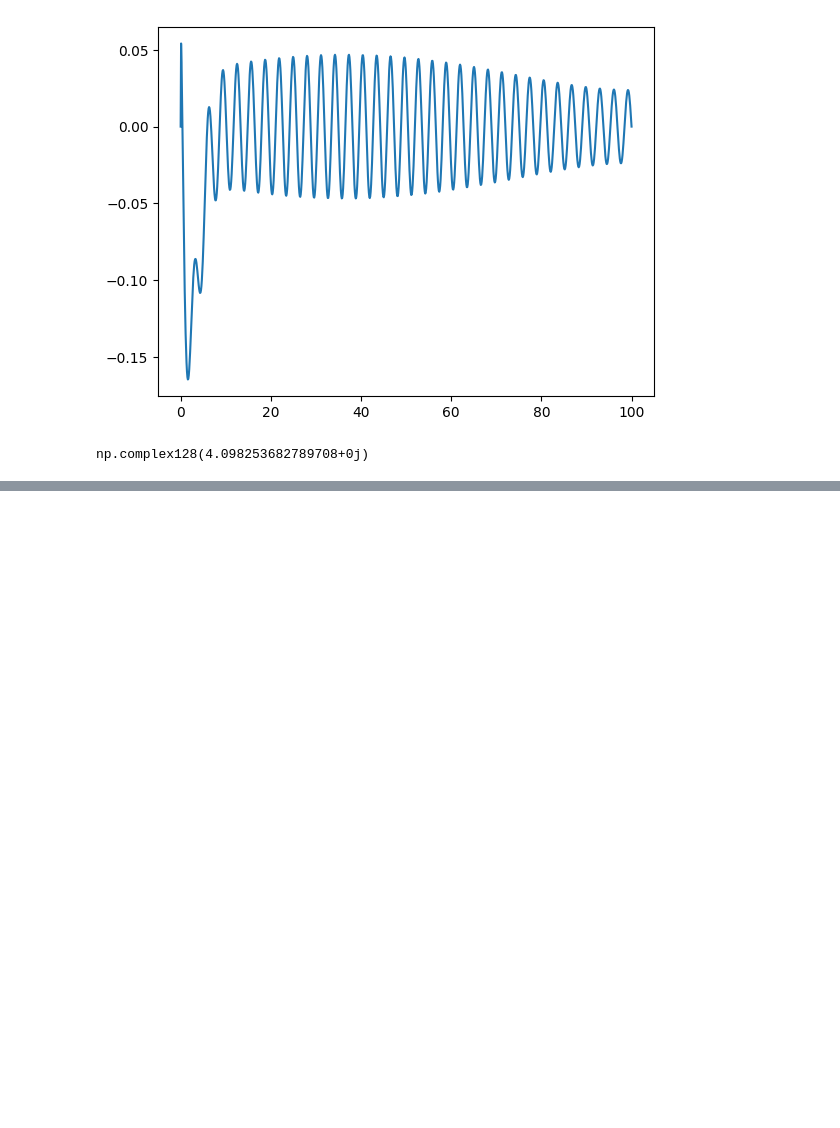
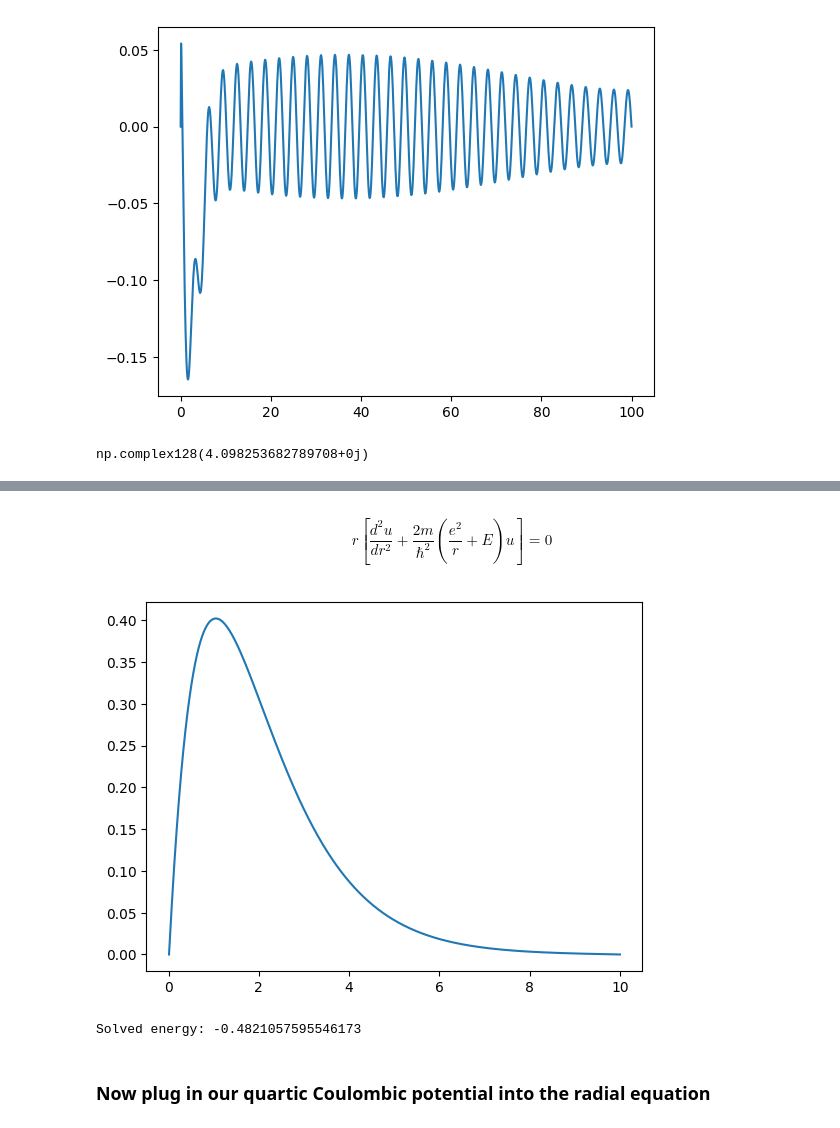
Before and after one commit to zanevc5555/physics-applets, a Jupyter notebook: Coulombic_atom_eff_theory.ipynb, the cells around one changed output, grey strips where cells are left out. Drawn from its saved outputs; the diff is of its cells as text; code cells hidden in the pictures; blank space fills up the shorter version.

Commit message:
Successfully implemented radial equation solver

```diff
--- a/Coulombic_atom_eff_theory.ipynb
+++ b/Coulombic_atom_eff_theory.ipynb
@@ -142,0 +173,40 @@ np.complex128(4.098253682789708+0j)
+# %% [markdown]
+$$ r\left [ \frac{d^2u}{dr^2} + \frac{2m}{\hbar^2} \left ( \frac{e^2}{r} + E \right )u \right ] = 0 $$
+# %%
+
+# The solve_bvp method only takes first order ODEs, so need to define a system of ODEs
+def bvp_func(r, psi, E):
+    ddivpsi =  -2*(E[0] + 1/r)*psi[0]
+    return np.vstack((psi[1], ddivpsi))
+
+# Method needs function to return boundary condition residuals
+def bc(psi_zero, psi_inf, E):
+    return np.array([psi_zero[0], psi_inf[0], psi_zero[1] - 1.0])
+
+# Initialise radius value range and limits
+r_min = 0.01
+r_max = 10
+r = np.linspace(r_min, r_max, 3000)
+
+# Wavefunction guess (should be complex-valued)
+psi_guess = np.zeros((2, r.size))
+psi_guess[0,:] = r *  np.exp(-r)
+psi_guess[1, :] = np.exp(r) - r * np.exp(-r)
+
+# Eigenenergy guess
+E_guess = np.array([-0.5])
+
+# Numerical solver
+sol = solve_bvp(bvp_func, bc,
+                r, psi_guess, p=E_guess, tol=1e-6)
+# %%
+plt.plot(r, sol.sol(r)[0])
+plt.show()
+# %% [output]
+[figure, added]
+# %%
+print("Solved energy:", sol.p[0])
+# %% [output]
+Solved energy: -0.4821057595546173
+# %% [markdown]
+### Now plug in our quartic Coulombic potential into the radial equation
```
Also changed, not shown: parts of 11 cells of this notebook.
